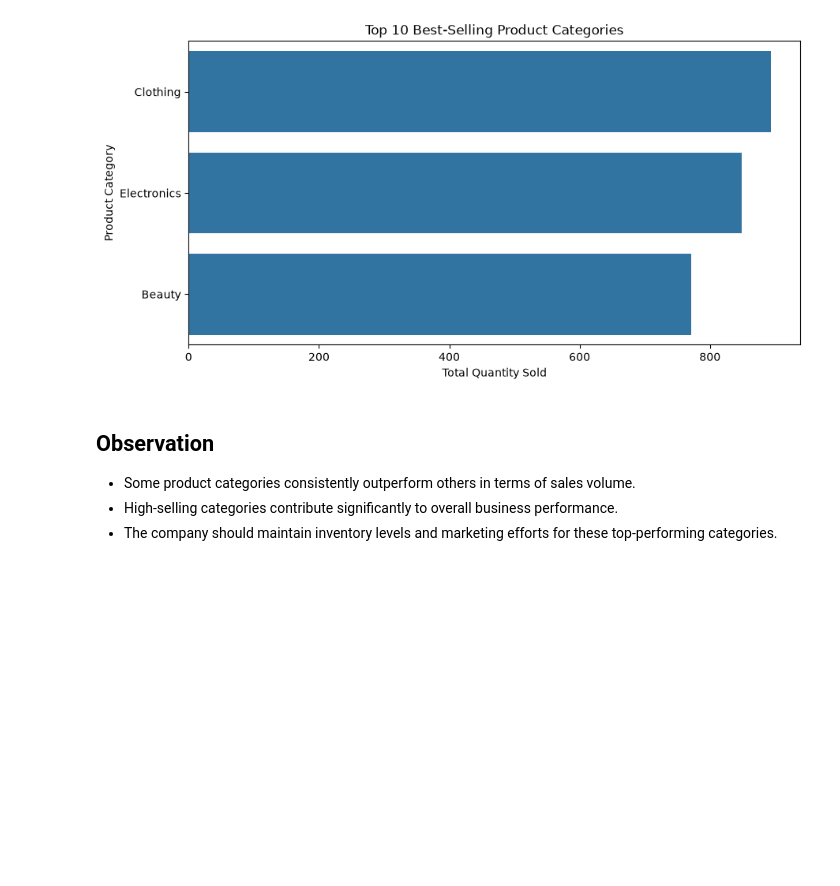
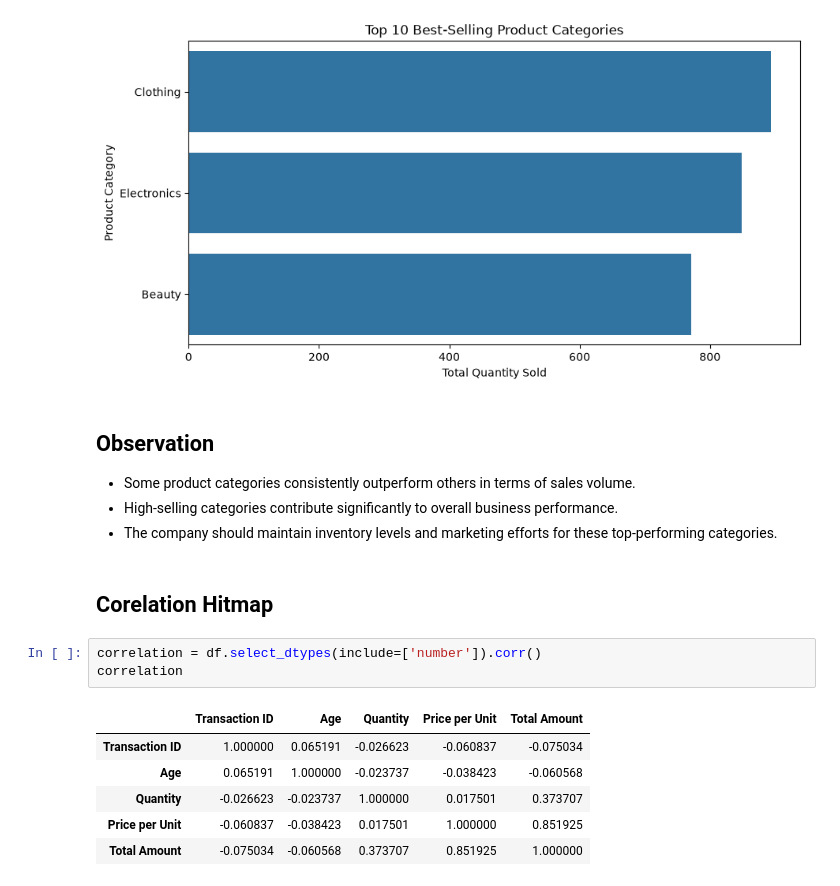
Before and after one commit to RiteshNoukudkar/OIBSIP, a Jupyter notebook: notebook/Retail_Sales_EDA.ipynb, the cells around one changed output. Saved outputs shown, nothing was run; the diff lists cells and outputs as text; blank space fills up the shorter version.

```diff
--- a/notebook/Retail_Sales_EDA.ipynb
+++ b/notebook/Retail_Sales_EDA.ipynb
@@ -399,3 +399,15 @@ plt.show()
 - Some product categories consistently outperform others in terms of sales volume.
 - High-selling categories contribute significantly to overall business performance.
 - The company should maintain inventory levels and marketing efforts for these top-performing categories.
+# %% [markdown]
+## Corelation Hitmap
+# %%
+correlation = df.select_dtypes(include=['number']).corr()
+correlation
+# %% [output]
+|  | Transaction ID | Age | Quantity | Price per Unit | Total Amount |
+| Transaction ID | 1.000000 | 0.065191 | -0.026623 | -0.060837 | -0.075034 |
+| Age | 0.065191 | 1.000000 | -0.023737 | -0.038423 | -0.060568 |
+| Quantity | -0.026623 | -0.023737 | 1.000000 | 0.017501 | 0.373707 |
+| Price per Unit | -0.060837 | -0.038423 | 0.017501 | 1.000000 | 0.851925 |
+| Total Amount | -0.075034 | -0.060568 | 0.373707 | 0.851925 | 1.000000 |
```
Also changed, not shown: parts of 5 cells of this notebook.
